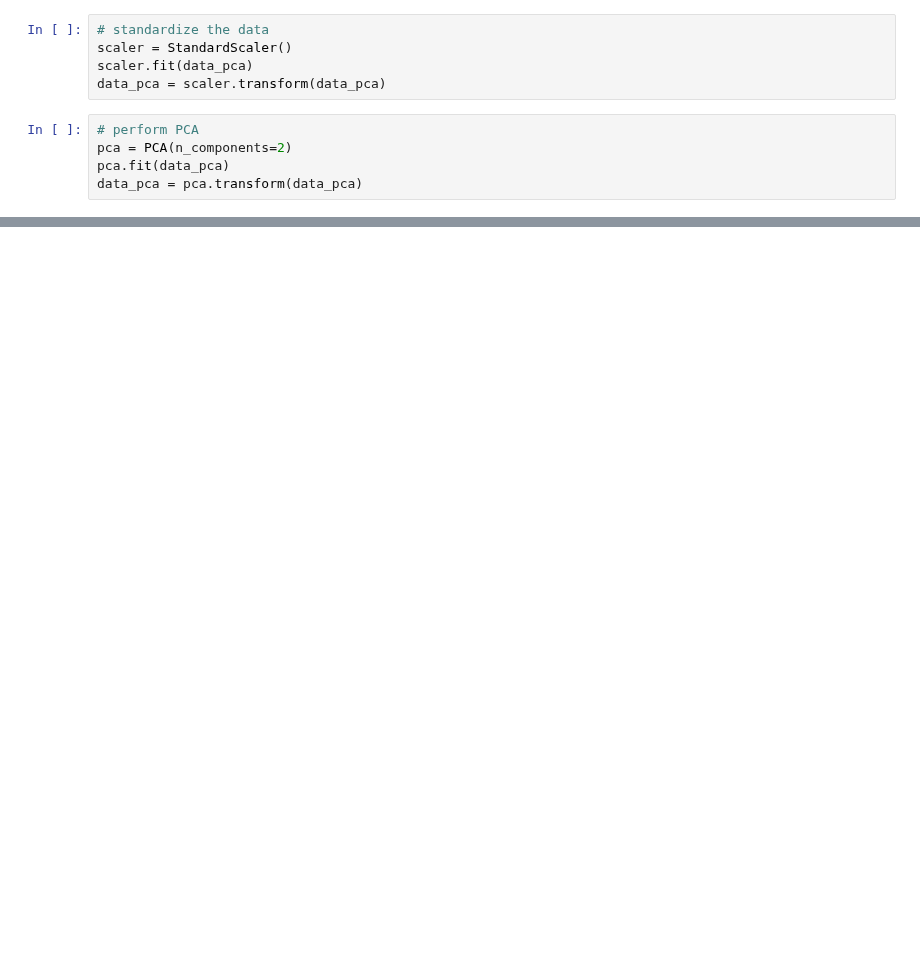
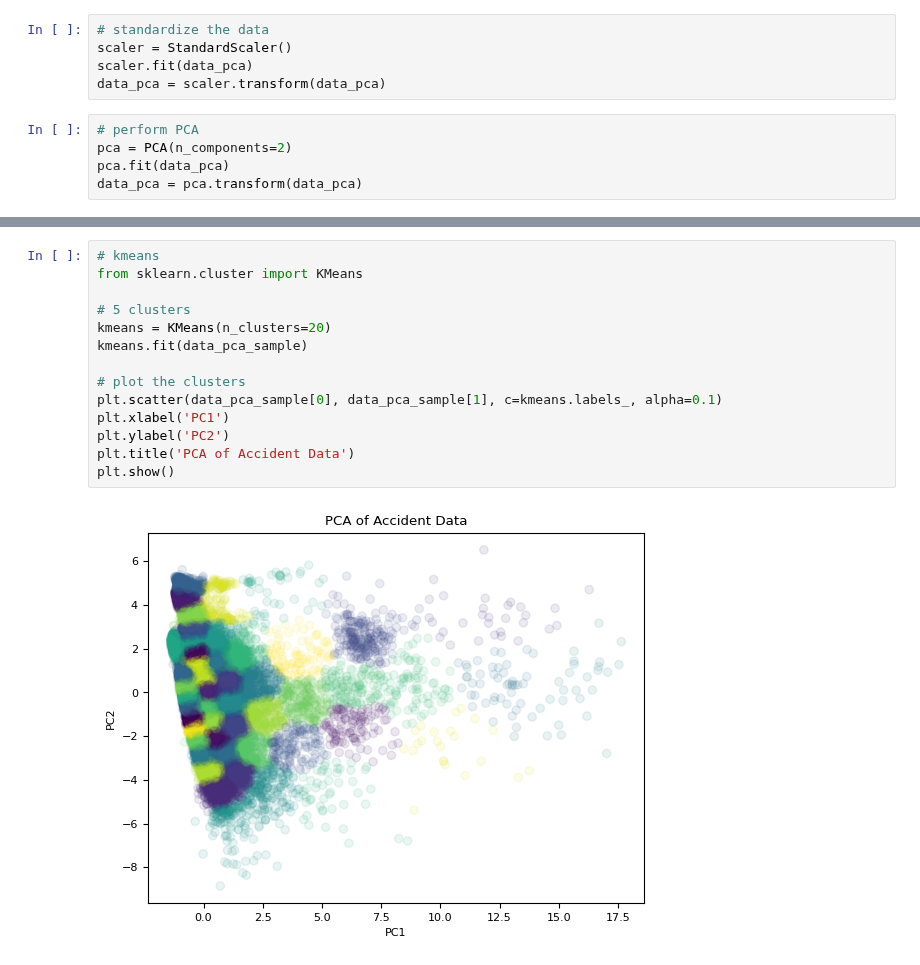
Before and after one commit to ndahlinuvm/Train-Derailment-287Project, a Jupyter notebook: visualization.ipynb, the cells around one changed output, grey strips where cells are left out. Cells and saved outputs as stored; diff of their text form; blank space fills up the shorter version.

```diff
--- a/visualization.ipynb
+++ b/visualization.ipynb
@@ -330,0 +365,16 @@ plt.show()
+# %%
+# kmeans
+from sklearn.cluster import KMeans
+
+# 5 clusters
+kmeans = KMeans(n_clusters=20)
+kmeans.fit(data_pca_sample)
+
+# plot the clusters
+plt.scatter(data_pca_sample[0], data_pca_sample[1], c=kmeans.labels_, alpha=0.1)
+plt.xlabel('PC1')
+plt.ylabel('PC2')
+plt.title('PCA of Accident Data')
+plt.show()
+# %% [output]
+[figure, added]
```
Also changed, not shown: parts of 12 cells of this notebook, 10 other files.
